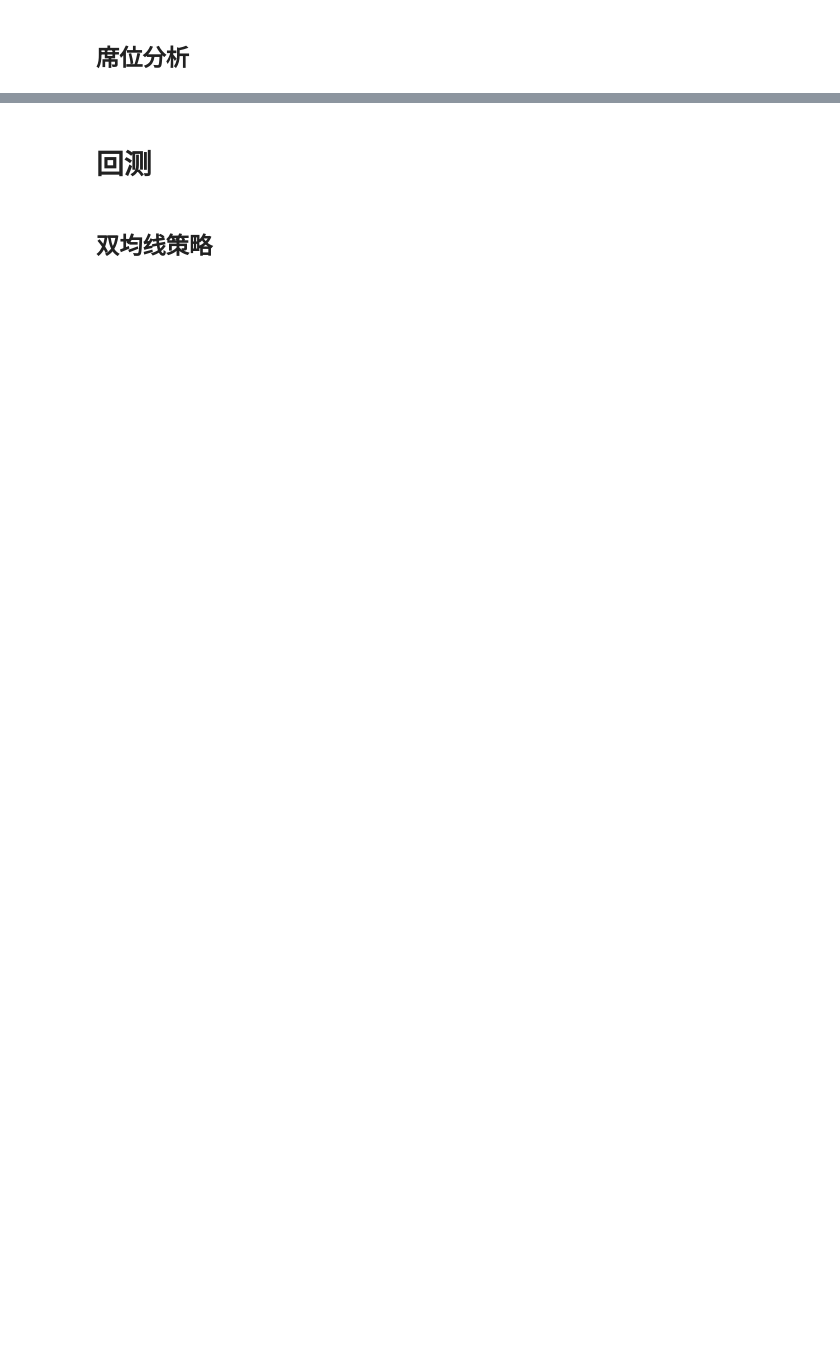
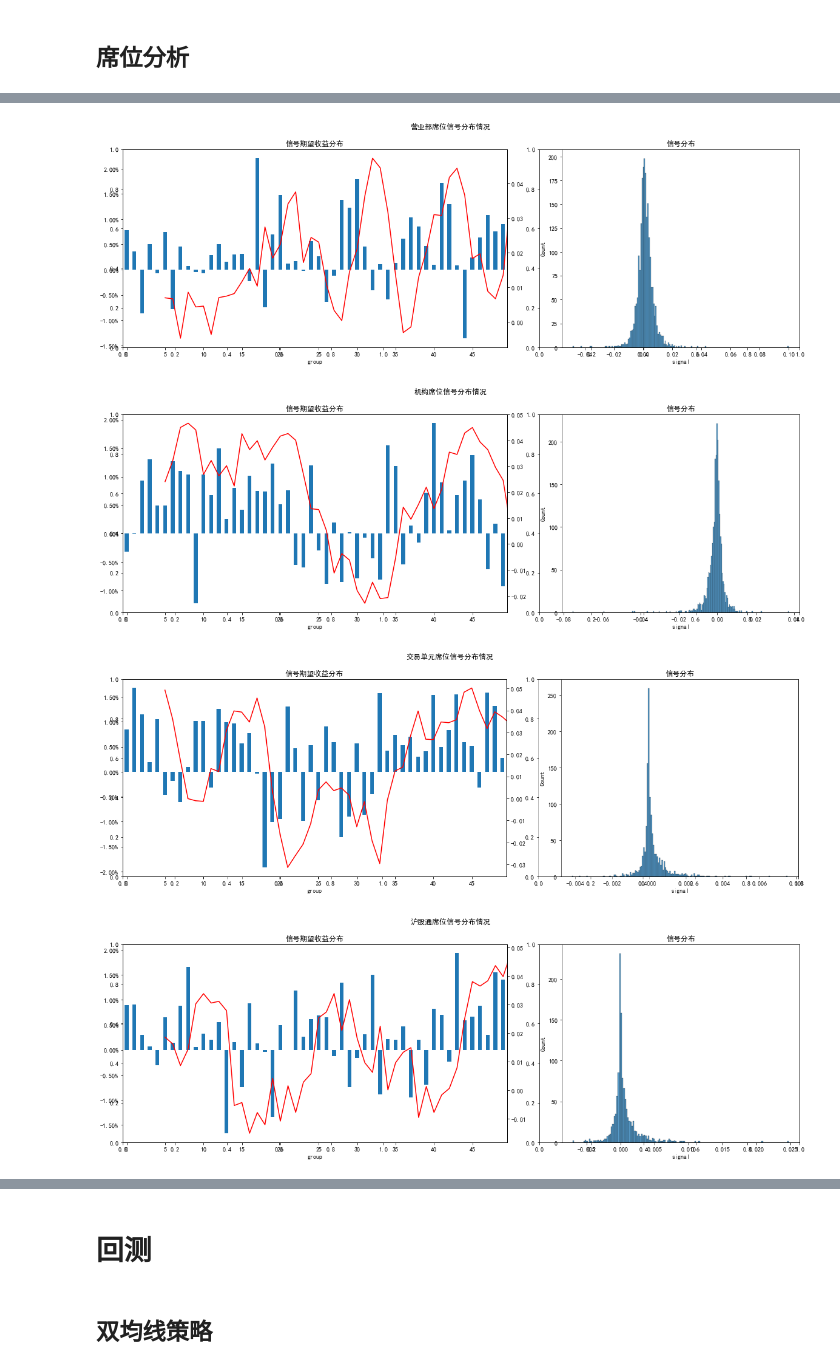
Before and after one commit to hugo2046/QuantsPlaybook, a Jupyter notebook: C-择时类/特征分布建模择时/特征分布择时.ipynb, the cells around one changed output, grey strips where cells are left out. Saved outputs shown, nothing was run; the diff lists cells and outputs as text; code cells hidden in the pictures; blank space fills up the shorter version.

```diff
--- a/C-择时类/特征分布建模择时/特征分布择时.ipynb
+++ b/C-择时类/特征分布建模择时/特征分布择时.ipynb
@@ -82,0 +97,12 @@ filter_billboard.head()
+# %%
+size:int = len(exchange_set)
+
+for name,cond in exchange_set.items():
+
+    is_netbuy_s:pd.Series = calc_netbuy(billboard_df[cond],hs300['amount'])
+    plot_distribution(is_netbuy_s,hs300['close'],10,f'{name}信号分布情况')
+# %% [output]
+[figure, added]
+[figure, added]
+[figure, added]
+[figure, added]
```
Also changed, not shown: parts of 36 cells of this notebook, 4 other files.
